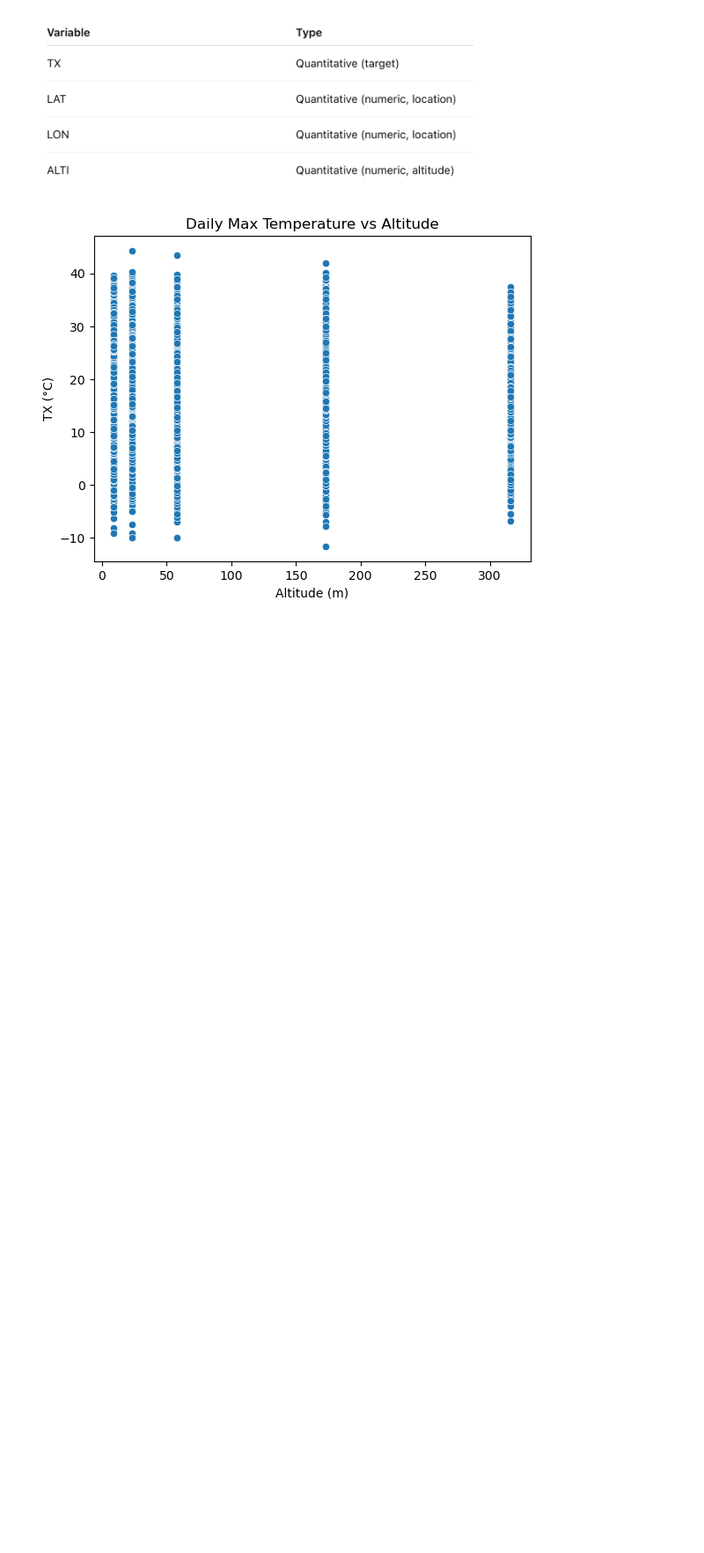
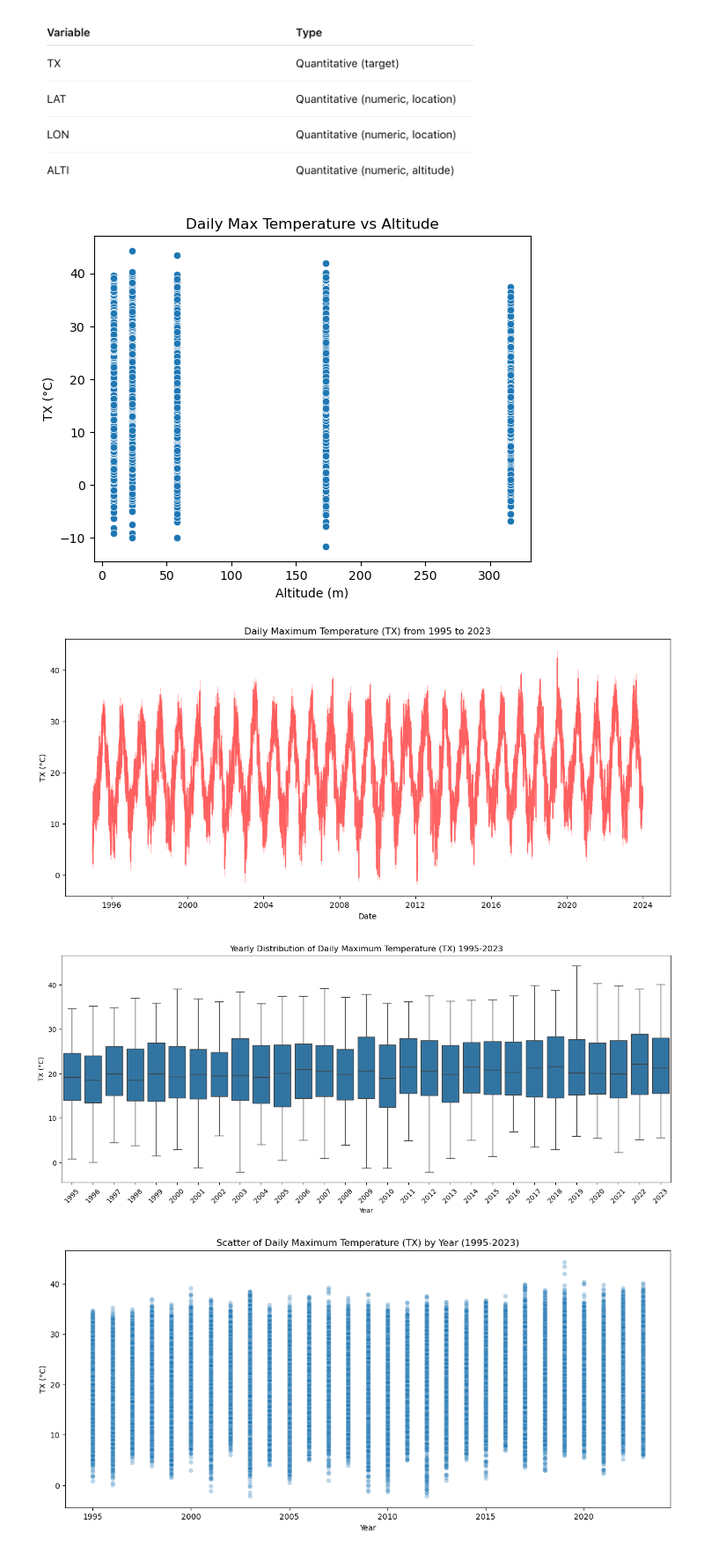
Before and after one commit to mohammadRezanilchiyan/Extreme-Temperature-Analysis, a Jupyter notebook: Extreme_Temperatures.ipynb, the cells around one changed output. Shown at 88% size. Drawn from its saved outputs; the diff is of its cells as text; code cells hidden in the pictures; blank space fills up the shorter version.

```diff
--- a/Extreme_Temperatures.ipynb
+++ b/Extreme_Temperatures.ipynb
@@ -153,3 +153,48 @@ plt.ylabel("TX (°C)")
 plt.show()
 # %% [output]
 [figure]
+# %%
+import pandas as pd
+import matplotlib.pyplot as plt
+import seaborn as sns
+
+#Ensure 'date' is datetime
+df_mar["date"] = pd.to_datetime(df_mar["date"], errors="coerce")
+
+#Drop rows with missing TX or date
+df_year = df_mar.dropna(subset=["date", "TX"]).copy()
+
+#Filter years 1995-2023
+df_year = df_year[(df_year["date"].dt.year >= 1995) & (df_year["date"].dt.year <= 2023)].copy()
+
+#Create 'year' column
+df_year["year"] = df_year["date"].dt.year
+
+#Plot 1: Daily TX line over time
+plt.figure(figsize=(14,6))
+sns.lineplot(x="date", y="TX", data=df_year, color="red", alpha=0.5)
+plt.title("Daily Maximum Temperature (TX) from 1995 to 2023")
+plt.xlabel("Date")
+plt.ylabel("TX (°C)")
+plt.show()
+
+#Plot 2: Yearly TX distribution (boxplot)
+plt.figure(figsize=(16,6))
+sns.boxplot(x="year", y="TX", data=df_year)
+plt.xticks(rotation=45)
+plt.title("Yearly Distribution of Daily Maximum Temperature (TX) 1995-2023")
+plt.xlabel("Year")
+plt.ylabel("TX (°C)")
+plt.show()
+
+#Plot 3: Scatter plot of TX vs year
+plt.figure(figsize=(14,6))
+sns.scatterplot(x="year", y="TX", data=df_year, alpha=0.3)
+plt.title("Scatter of Daily Maximum Temperature (TX) by Year (1995-2023)")
+plt.xlabel("Year")
+plt.ylabel("TX (°C)")
+plt.show()
+# %% [output]
+[figure, added]
+[figure, added]
+[figure, added]
```
Also changed, not shown: parts of 2 cells of this notebook.
